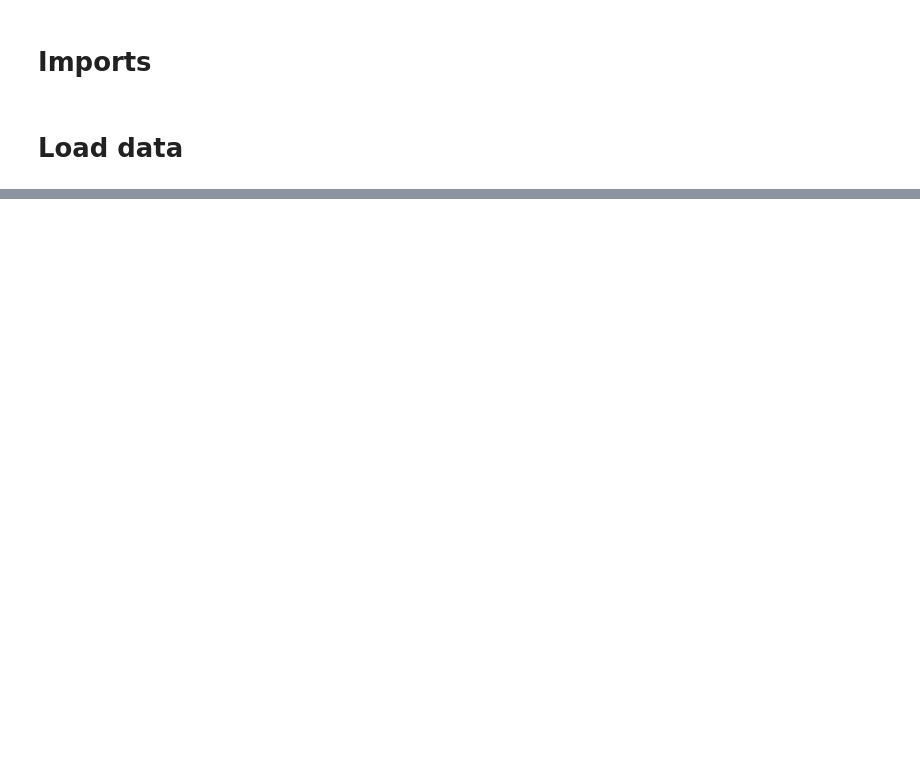
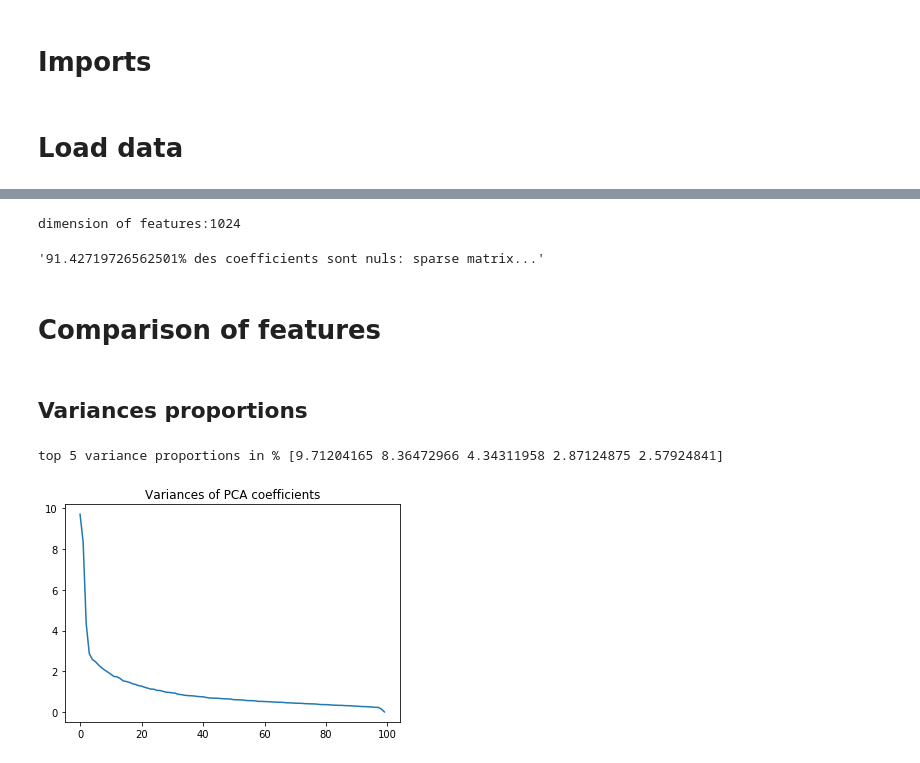
Before and after one commit to jhauret/Kaggle_KernelML_2021, a Jupyter notebook: FeaturesGeneration.ipynb, the cells around one changed output, grey strips where cells are left out. Saved outputs shown, nothing was run; the diff lists cells and outputs as text; code cells hidden in the pictures; blank space fills up the shorter version.

```diff
--- a/FeaturesGeneration.ipynb
+++ b/FeaturesGeneration.ipynb
@@ -36 +36,9 @@ XTrain2_mat100 = StandardScaler(XTrain2_mat100)
+# %%
+def var_pca(features):
+    pca = PCA(n_components=min(features.shape[1],2000))
+    news=pca.fit(features)
+    print("top 5 variance proportions in %",np.array(pca.explained_variance_ratio_[:5])*100)
+    plt.plot(pca.explained_variance_)
+    plt.title('Variances of PCA coefficients')
+    plt.show()
 # %%
@@ -59,0 +95,24 @@ plt.show()
+# %%
+k=5
+print('dimension of features:{}'.format(4**k))
+spectral_features=np.zeros([2000,4**k])
+
+
+for idx,sequence in tqdm(enumerate(XTrain0[0][1:])): #[1:] pour ne pas prendre la ligne 'Id,seq'
+    x = sequence.split(',')[1]
+    spectral_features[idx,:]=phi(x,k)
+# %% [output]
+dimension of features:1024
+# %%
+"{}% des coefficients sont nuls: sparse matrix...".format(sum(sum(spectral_features==0))/(4**k*2000)*100)
+# %% [output]
+'91.42719726562501% des coefficients sont nuls: sparse matrix...'
+# %% [markdown]
+# Comparison of features
+# %% [markdown]
+## Variances proportions
+# %%
+var_pca(np.array(XTrain0_mat100))
+# %% [output]
+top 5 variance proportions in % [9.71204165 8.36472966 4.34311958 2.87124875 2.57924841]
+[figure, added]
```
Also changed, not shown: parts of 11 cells of this notebook.
